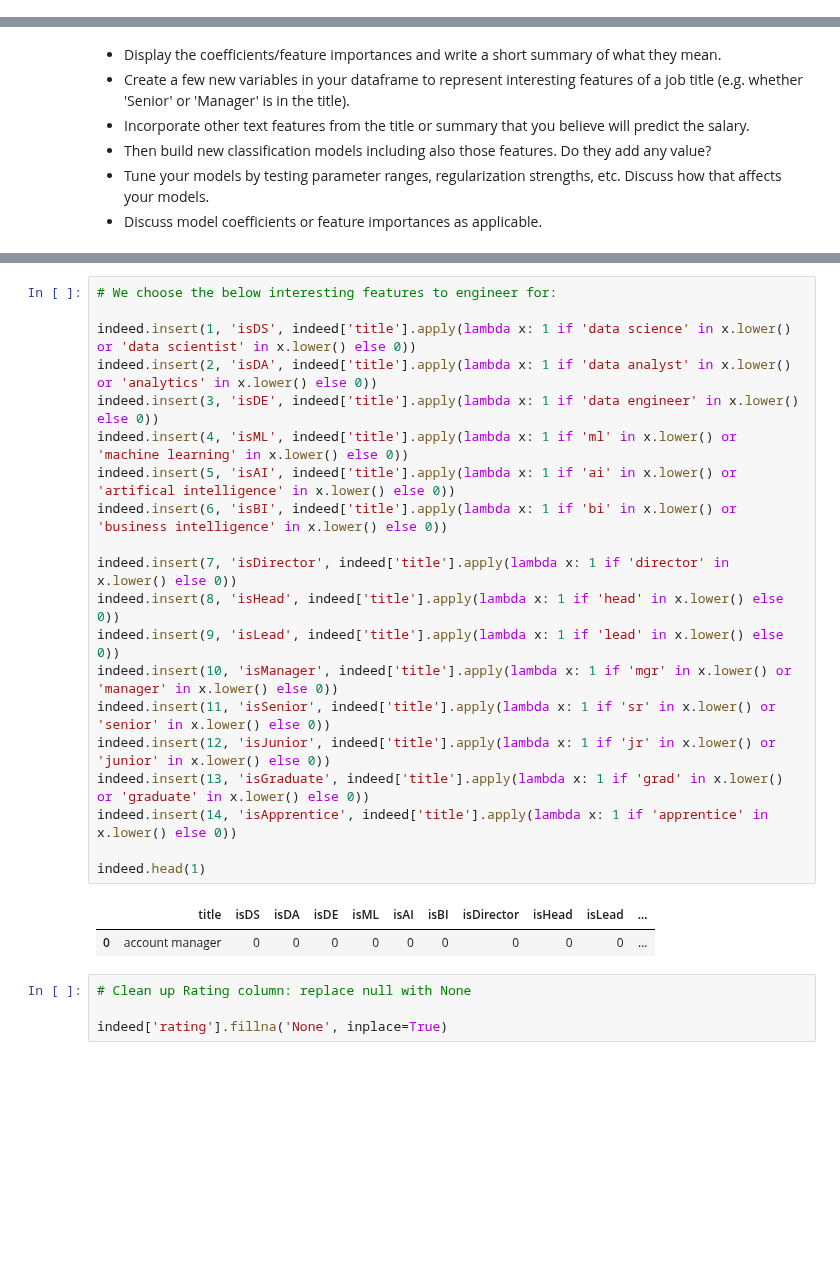
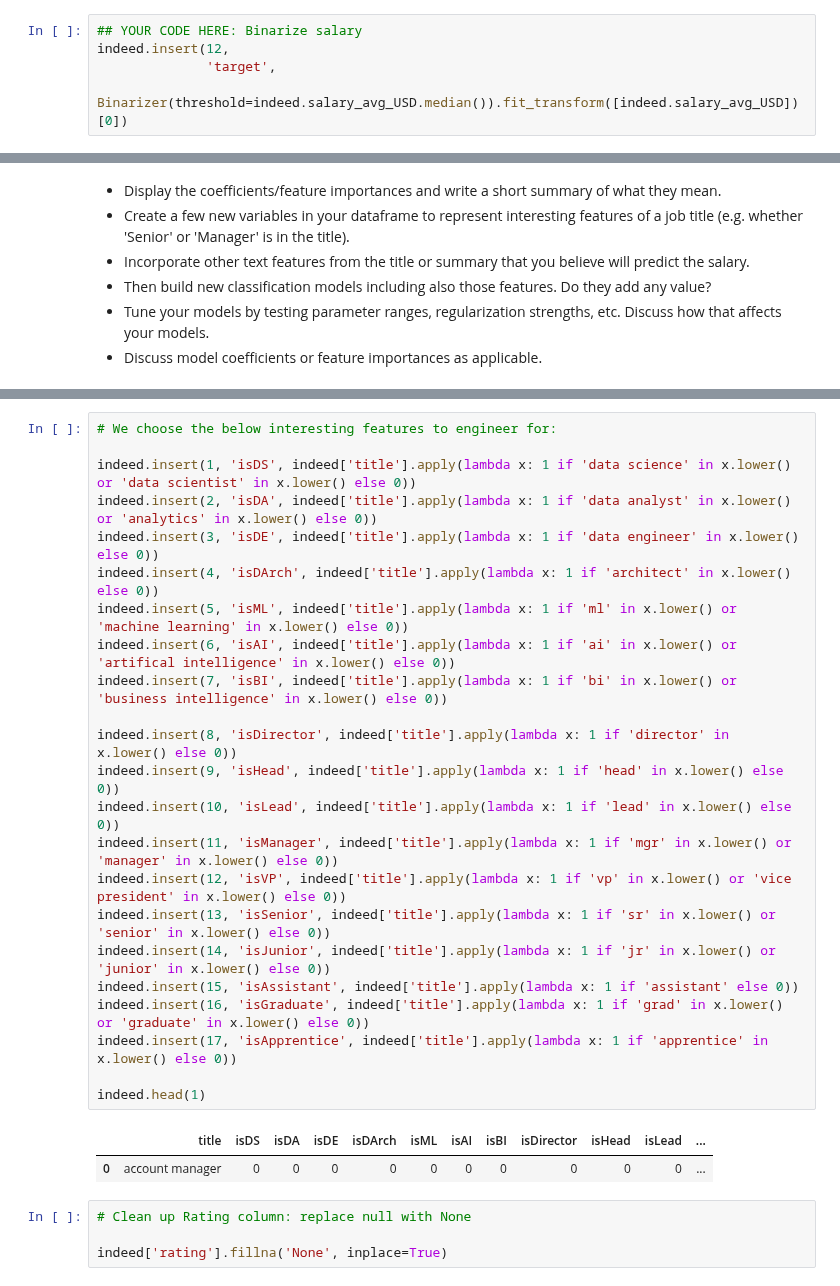
Before and after one commit to a3o1m2/DSI11-lessons, a Jupyter notebook: projects/project-4/starter_code.ipynb, the cells around one changed output, grey strips where cells are left out. Saved outputs shown, nothing was run; the diff lists cells and outputs as text; blank space fills up the shorter version.

```diff
--- a/projects/project-4/starter_code.ipynb
+++ b/projects/project-4/starter_code.ipynb
@@ -387,3 +370,8 @@ indeed.insert(13, 'target_halved', indeed['salary_avg_USD'].apply(split_in_half)
+# %%
+## YOUR CODE HERE: Binarize salary
+indeed.insert(12,
+              'target',
+              Binarizer(threshold=indeed.salary_avg_USD.median()).fit_transform([indeed.salary_avg_USD])[0])
 # %% [markdown]
 #### Thought experiment: What is the baseline accuracy for this model?
 # %%
@@ -533,26 +534,29 @@ pd.DataFrame(dict(coef=lr.coef_[0], features=tvec.get_feature_names())).sort_val
 # %%
 # We choose the below interesting features to engineer for:
 
 indeed.insert(1, 'isDS', indeed['title'].apply(lambda x: 1 if 'data science' in x.lower() or 'data scientist' in x.lower() else 0))
 indeed.insert(2, 'isDA', indeed['title'].apply(lambda x: 1 if 'data analyst' in x.lower() or 'analytics' in x.lower() else 0))
 indeed.insert(3, 'isDE', indeed['title'].apply(lambda x: 1 if 'data engineer' in x.lower() else 0))
-indeed.insert(4, 'isML', indeed['title'].apply(lambda x: 1 if 'ml' in x.lower() or 'machine learning' in x.lower() else 0))
-indeed.insert(5, 'isAI', indeed['title'].apply(lambda x: 1 if 'ai' in x.lower() or 'artifical intelligence' in x.lower() else 0))
-indeed.insert(6, 'isBI', indeed['title'].apply(lambda x: 1 if 'bi' in x.lower() or 'business intelligence' in x.lower() else 0))
+indeed.insert(4, 'isDArch', indeed['title'].apply(lambda x: 1 if 'architect' in x.lower() else 0))
+indeed.insert(5, 'isML', indeed['title'].apply(lambda x: 1 if 'ml' in x.lower() or 'machine learning' in x.lower() else 0))
+indeed.insert(6, 'isAI', indeed['title'].apply(lambda x: 1 if 'ai' in x.lower() or 'artifical intelligence' in x.lower() else 0))
+indeed.insert(7, 'isBI', indeed['title'].apply(lambda x: 1 if 'bi' in x.lower() or 'business intelligence' in x.lower() else 0))
 
-indeed.insert(7, 'isDirector', indeed['title'].apply(lambda x: 1 if 'director' in x.lower() else 0))
-indeed.insert(8, 'isHead', indeed['title'].apply(lambda x: 1 if 'head' in x.lower() else 0))
-indeed.insert(9, 'isLead', indeed['title'].apply(lambda x: 1 if 'lead' in x.lower() else 0))
-indeed.insert(10, 'isManager', indeed['title'].apply(lambda x: 1 if 'mgr' in x.lower() or 'manager' in x.lower() else 0))
-indeed.insert(11, 'isSenior', indeed['title'].apply(lambda x: 1 if 'sr' in x.lower() or 'senior' in x.lower() else 0))
-indeed.insert(12, 'isJunior', indeed['title'].apply(lambda x: 1 if 'jr' in x.lower() or 'junior' in x.lower() else 0))
-indeed.insert(13, 'isGraduate', indeed['title'].apply(lambda x: 1 if 'grad' in x.lower() or 'graduate' in x.lower() else 0))
-indeed.insert(14, 'isApprentice', indeed['title'].apply(lambda x: 1 if 'apprentice' in x.lower() else 0))
+indeed.insert(8, 'isDirector', indeed['title'].apply(lambda x: 1 if 'director' in x.lower() else 0))
+indeed.insert(9, 'isHead', indeed['title'].apply(lambda x: 1 if 'head' in x.lower() else 0))
+indeed.insert(10, 'isLead', indeed['title'].apply(lambda x: 1 if 'lead' in x.lower() else 0))
+indeed.insert(11, 'isManager', indeed['title'].apply(lambda x: 1 if 'mgr' in x.lower() or 'manager' in x.lower() else 0))
+indeed.insert(12, 'isVP', indeed['title'].apply(lambda x: 1 if 'vp' in x.lower() or 'vice president' in x.lower() else 0))
+indeed.insert(13, 'isSenior', indeed['title'].apply(lambda x: 1 if 'sr' in x.lower() or 'senior' in x.lower() else 0))
+indeed.insert(14, 'isJunior', indeed['title'].apply(lambda x: 1 if 'jr' in x.lower() or 'junior' in x.lower() else 0))
+indeed.insert(15, 'isAssistant', indeed['title'].apply(lambda x: 1 if 'assistant' else 0))
+indeed.insert(16, 'isGraduate', indeed['title'].apply(lambda x: 1 if 'grad' in x.lower() or 'graduate' in x.lower() else 0))
+indeed.insert(17, 'isApprentice', indeed['title'].apply(lambda x: 1 if 'apprentice' in x.lower() else 0))
 
 indeed.head(1)
 # %% [output]
-|  | title | isDS | isDA | isDE | isML | isAI | isBI | isDirector | isHead | isLead | ... |
-| 0 | account manager | 0 | 0 | 0 | 0 | 0 | 0 | 0 | 0 | 0 | ... |
+|  | title | isDS | isDA | isDE | isDArch | isML | isAI | isBI | isDirector | isHead | isLead | ... |
+| 0 | account manager | 0 | 0 | 0 | 0 | 0 | 0 | 0 | 0 | 0 | 0 | ... |
 # %%
 # Clean up Rating column: replace null with None
 
```
Also changed, not shown: parts of 29 cells of this notebook, 2 other files.
